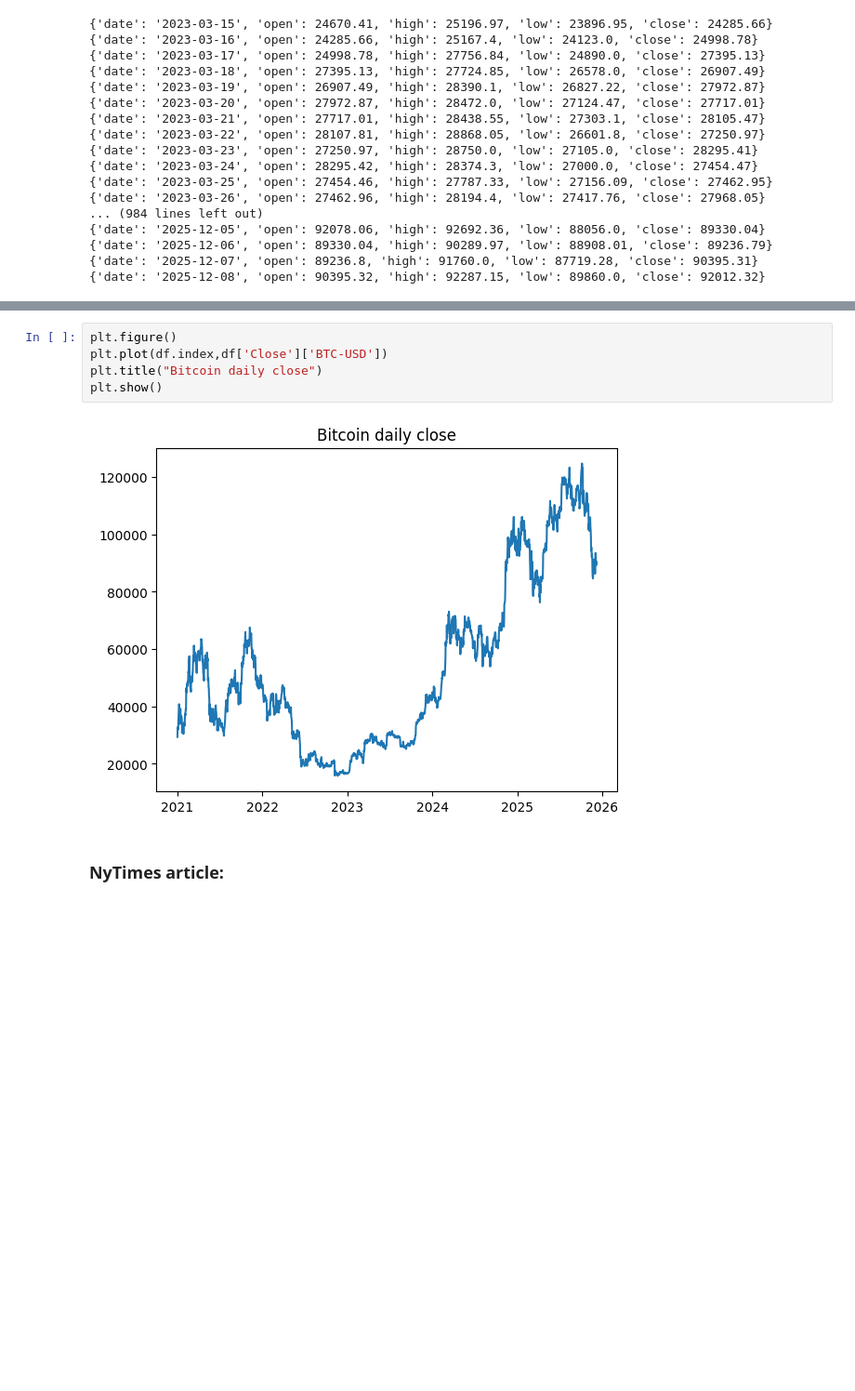
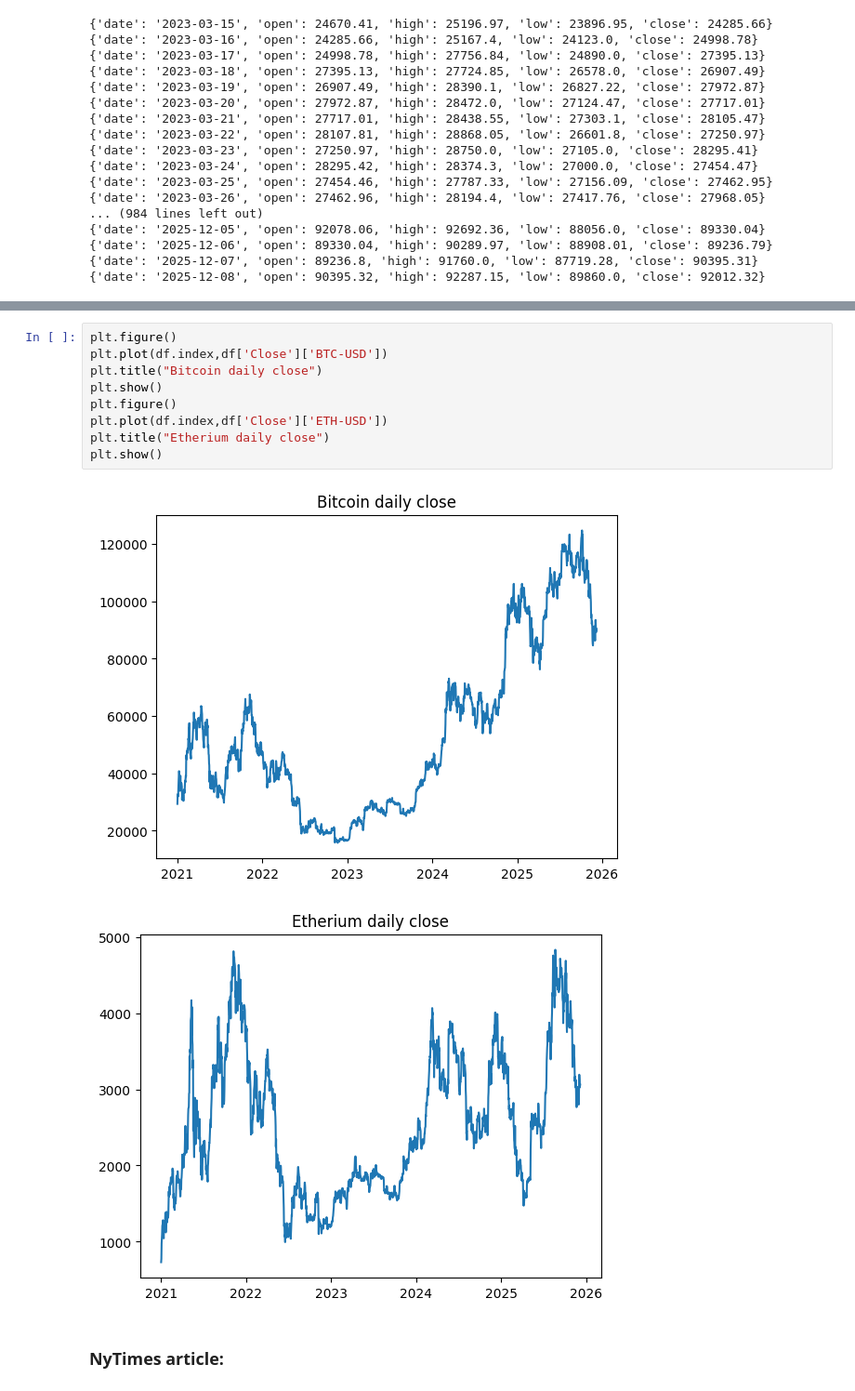
Before and after one commit to aronetommaso/DataMan-Project, a Jupyter notebook: bitcoin.ipynb, the cells around one changed output, grey strips where cells are left out. Shown at 93% size. Saved outputs shown, nothing was run; the diff lists cells and outputs as text; blank space fills up the shorter version.

```diff
--- a/bitcoin.ipynb
+++ b/bitcoin.ipynb
@@ -145,10 +169,15 @@ dtype: int64
 # %%
 plt.figure()
 plt.plot(df.index,df['Close']['BTC-USD'])
 plt.title("Bitcoin daily close")
 plt.show()
+plt.figure()
+plt.plot(df.index,df['Close']['ETH-USD'])
+plt.title("Etherium daily close")
+plt.show()
 # %% [output]
 [figure]
+[figure, added]
 # %% [markdown]
 ### NyTimes article:
 # %%
```
Also changed, not shown: parts of 19 cells of this notebook.
